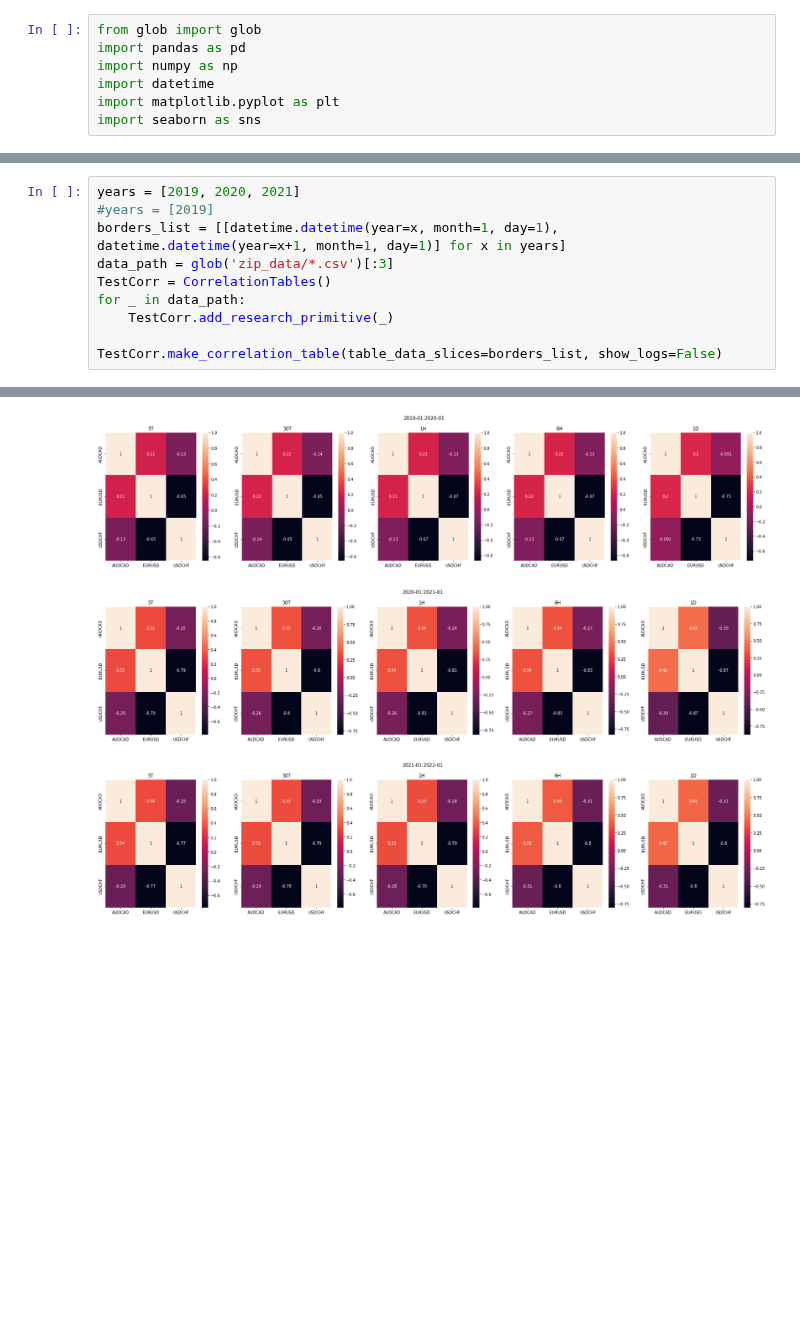
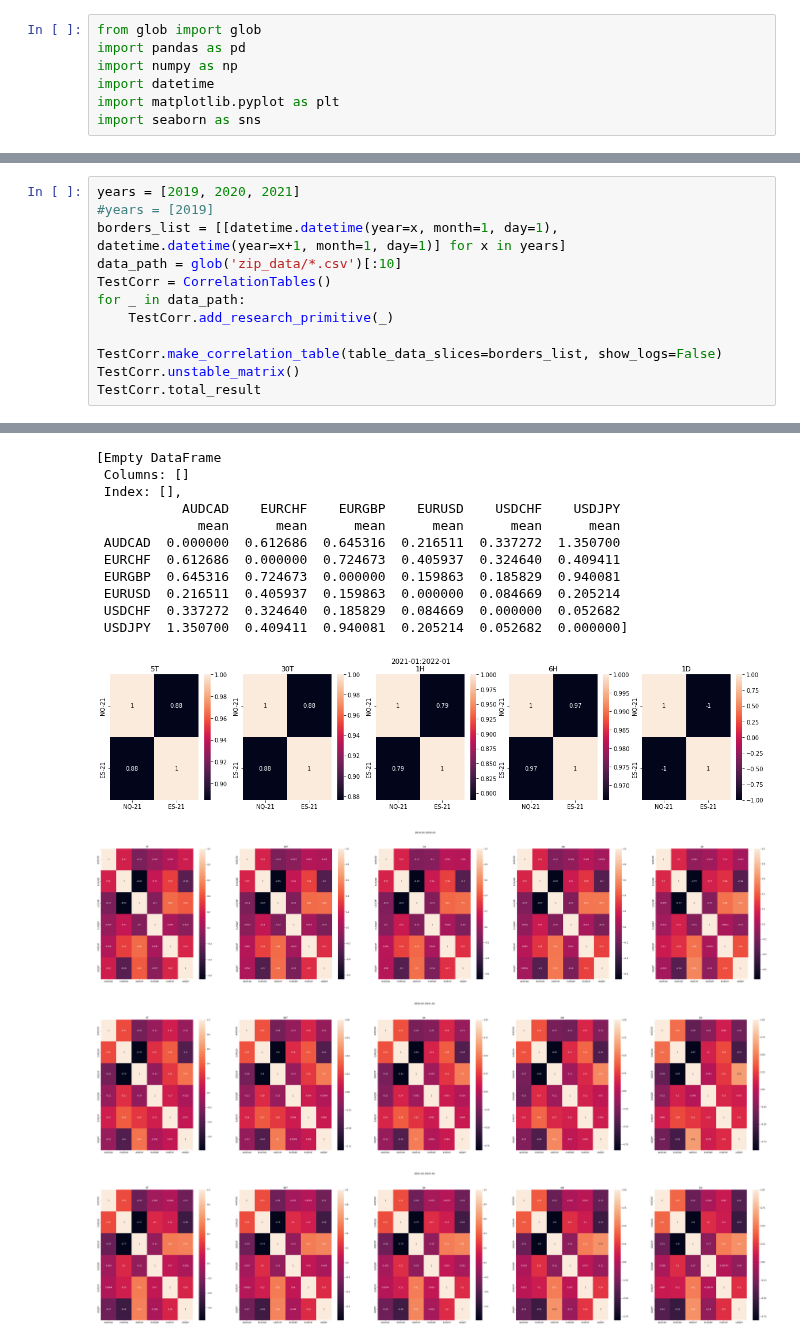
Before and after one commit to Molozey/algo-andrii, a Jupyter notebook: Andrii/Dir_25_12/CorrelationTables.ipynb, the cells around one changed output, grey strips where cells are left out. Drawn from its saved outputs; the diff is of its cells as text; blank space fills up the shorter version.

```diff
--- a/Andrii/Dir_25_12/CorrelationTables.ipynb
+++ b/Andrii/Dir_25_12/CorrelationTables.ipynb
@@ -89,12 +155,14 @@ class CorrelationTables:
 years = [2019, 2020, 2021]
 #years = [2019]
 borders_list = [[datetime.datetime(year=x, month=1, day=1), datetime.datetime(year=x+1, month=1, day=1)] for x in years]
-data_path = glob('zip_data/*.csv')[:3]
+data_path = glob('zip_data/*.csv')[:10]
 TestCorr = CorrelationTables()
 for _ in data_path:
     TestCorr.add_research_primitive(_)
 
 TestCorr.make_correlation_table(table_data_slices=borders_list, show_logs=False)
+TestCorr.unstable_matrix()
+TestCorr.total_result
 # %% [output]
 Please add data primitives in format of data path
 ====    Added AUDCAD  ====
@@ -106,3 +184,15 @@ Be careful. In one correlation table can be only dataframes with similar shapes
+[Empty DataFrame
+ Columns: []
+ Index: [],
+           AUDCAD    EURCHF    EURGBP    EURUSD    USDCHF    USDJPY
+             mean      mean      mean      mean      mean      mean
+ AUDCAD  0.000000  0.612686  0.645316  0.216511  0.337272  1.350700
+ EURCHF  0.612686  0.000000  0.724673  0.405937  0.324640  0.409411
+ EURGBP  0.645316  0.724673  0.000000  0.159863  0.185829  0.940081
+ EURUSD  0.216511  0.405937  0.159863  0.000000  0.084669  0.205214
+ USDCHF  0.337272  0.324640  0.185829  0.084669  0.000000  0.052682
+ USDJPY  1.350700  0.409411  0.940081  0.205214  0.052682  0.000000]
-[figure, old version]
+[figure, new version]
-[figure, old version]
+[figure, new version]
-[figure, old version]
+[figure, new version]
+[figure, added]
```
Also changed, not shown: parts of 11 cells of this notebook.
